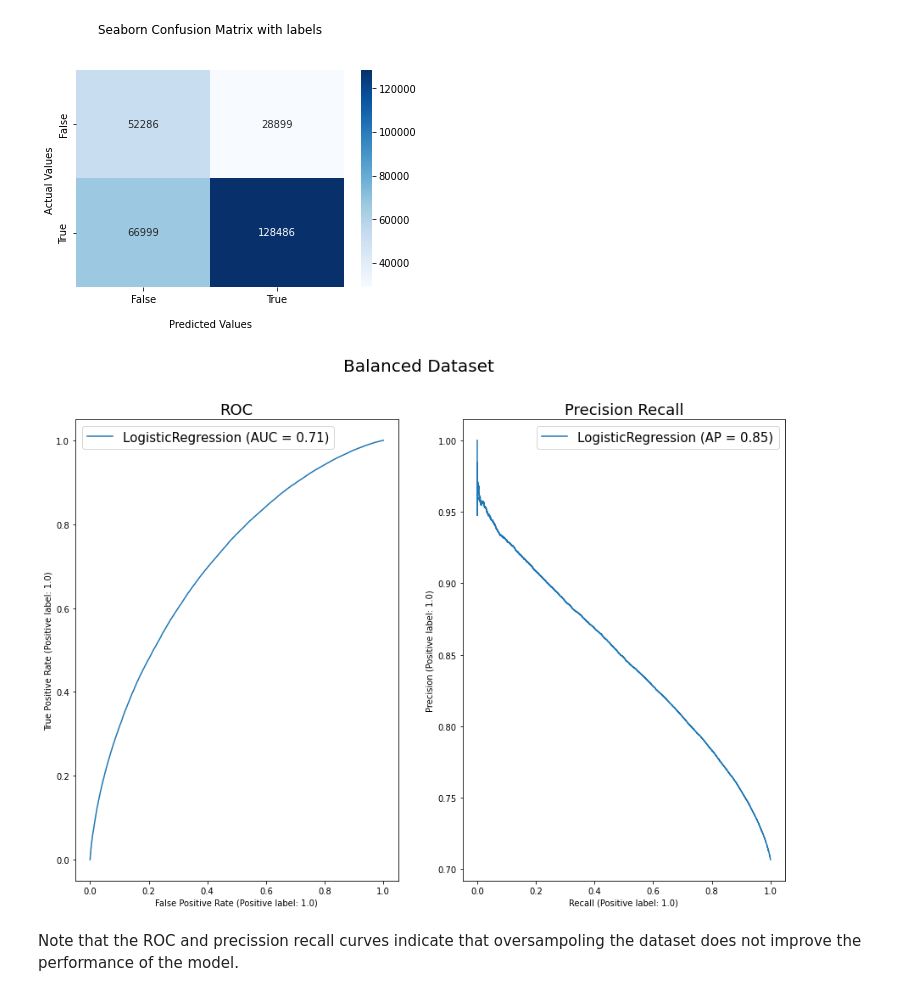
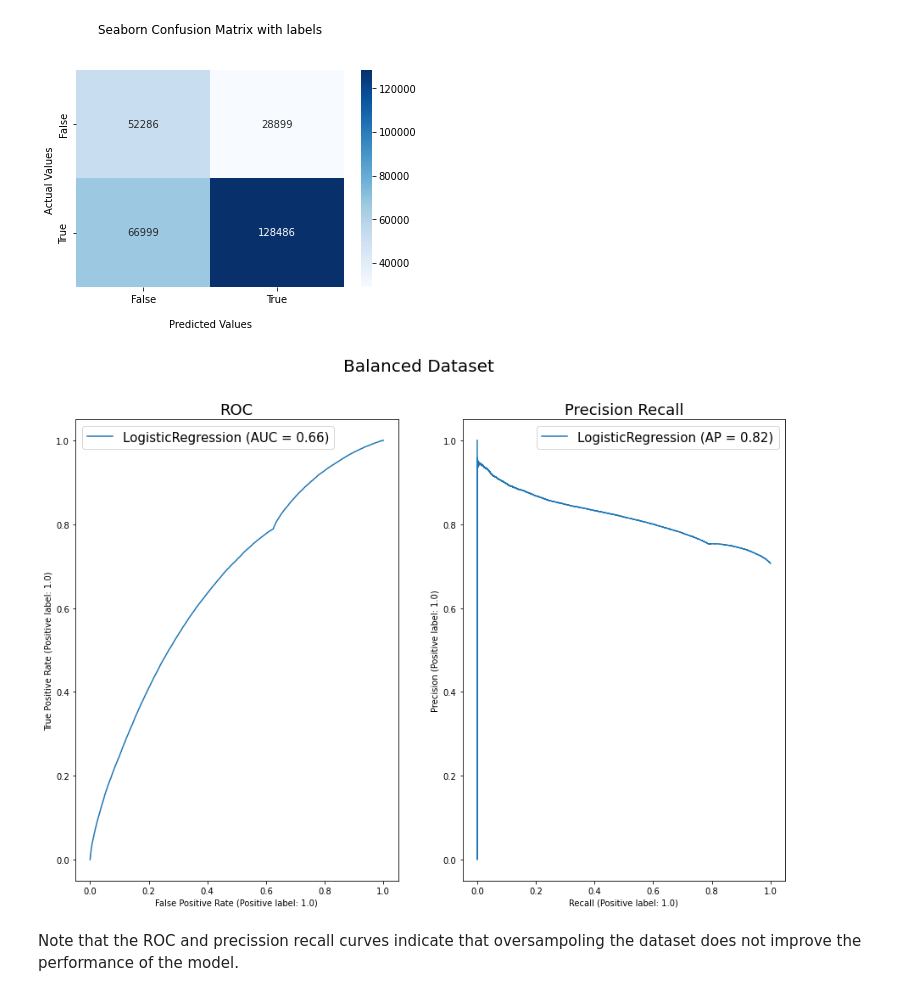
Before and after one commit to apurvk2000/Big-Data-Project, a Jupyter notebook: logistic_forest.ipynb, the cells around one changed output. Saved outputs shown, nothing was run; the diff lists cells and outputs as text; code cells hidden in the pictures.

Commit message:
Bug fixed roc curves optimal logistic

```diff
--- a/logistic_forest.ipynb
+++ b/logistic_forest.ipynb
@@ -206,9 +206,9 @@ plt.show()
 # %% [output]
 [figure]
 # %%
-plot_roc_precision(model_imb,  X_test, y_test)
+plot_roc_precision(model_balanced,  X_test, y_test)
 # %% [output]
-[figure, old version]
+[figure, new version]
 # %% [markdown]
 Note that the ROC and precission recall curves indicate that oversampoling the dataset does not improve the performance of the model.
 # %%
```
Also changed, not shown: parts of 2 cells of this notebook.
